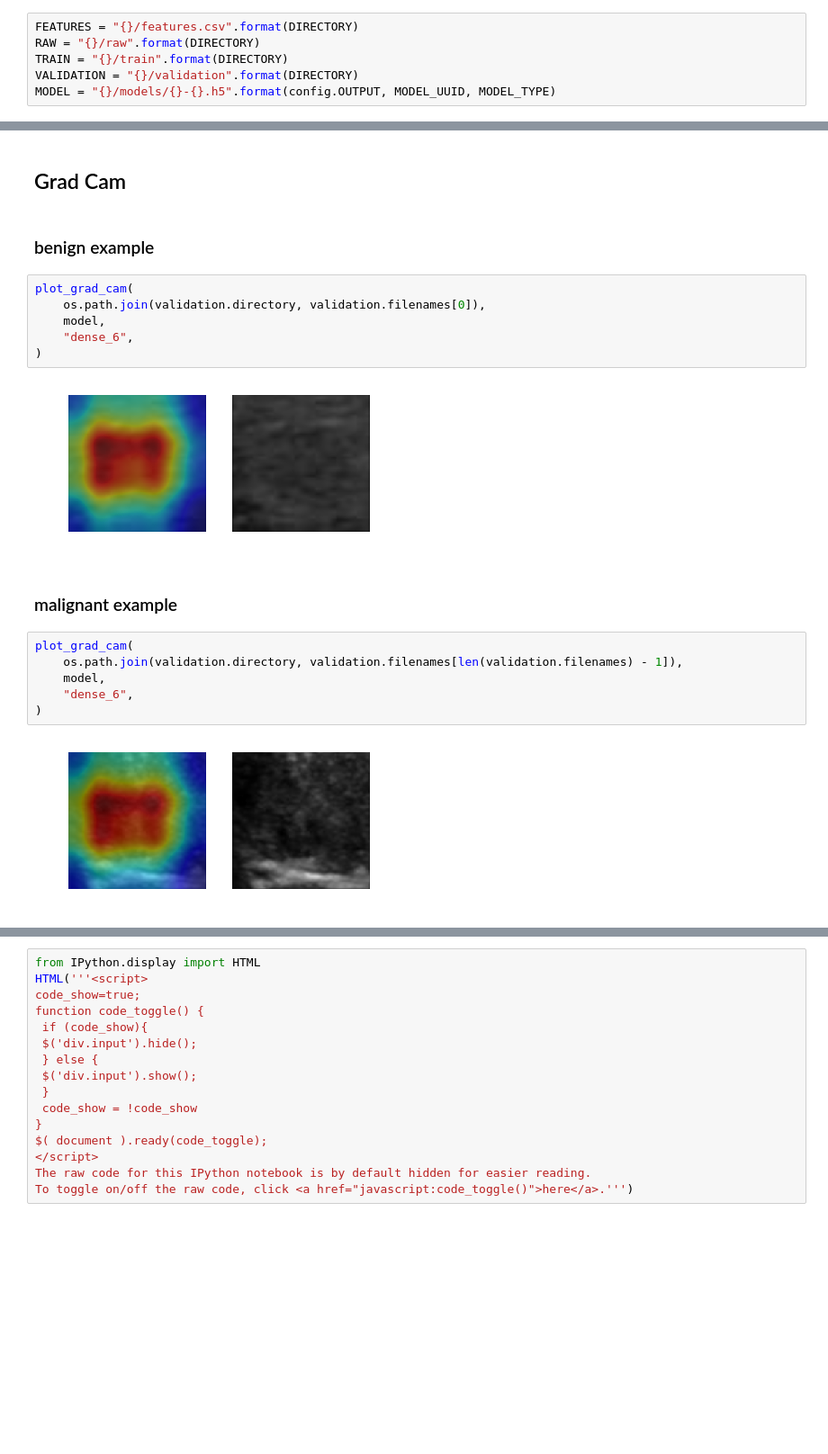
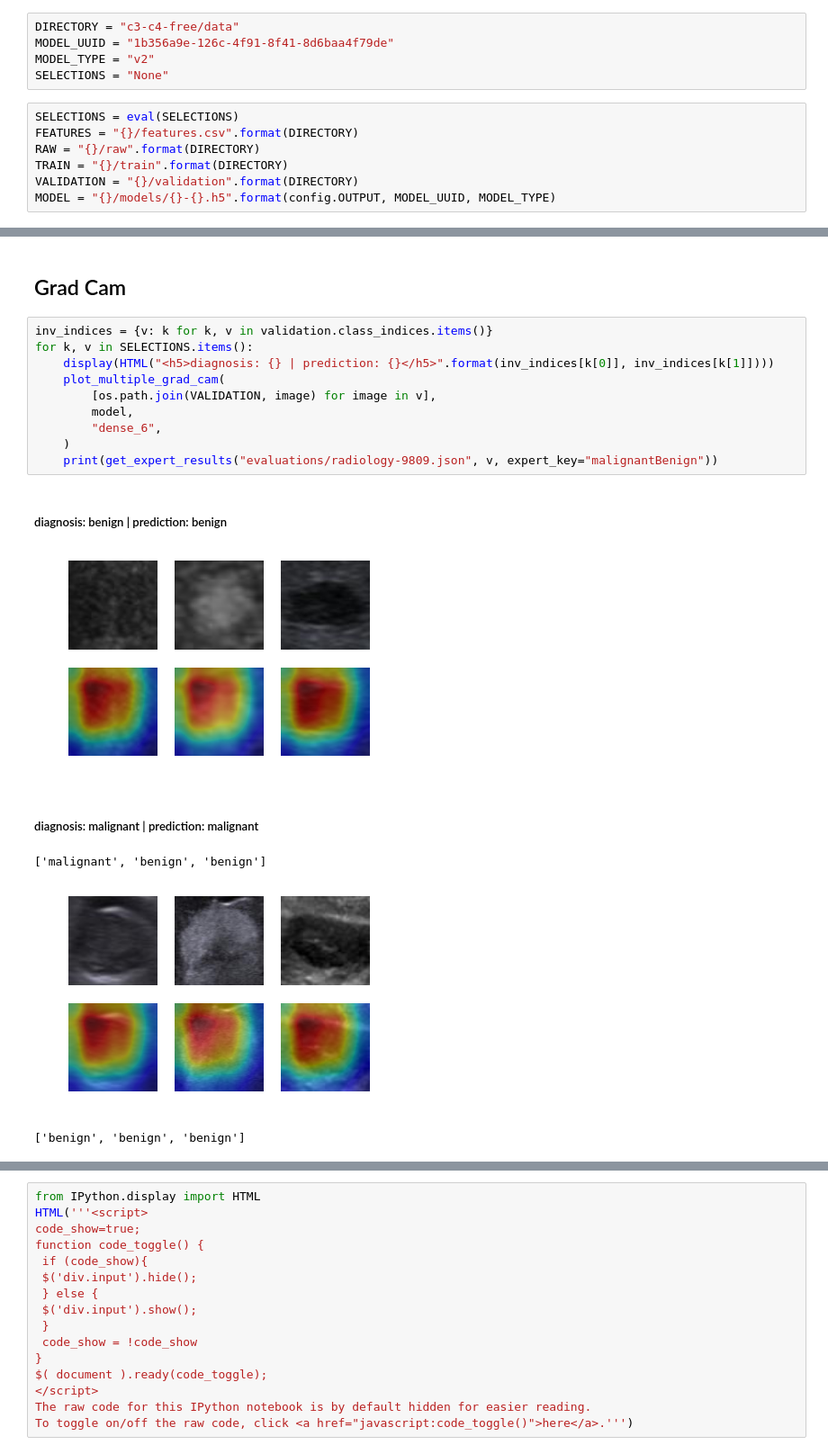
Before and after one commit to intrepidlemon/deep-ultrasound, a Jupyter notebook: evaluate-specific-model.ipynb, the cells around one changed output, grey strips where cells are left out. Shown: that part at 90% size. Cells and saved outputs as stored; diff of their text form; blank space fills up the shorter version.

```diff
--- a/evaluate-specific-model.ipynb
+++ b/evaluate-specific-model.ipynb
@@ -29,4 +25,10 @@ MODEL_TYPE = ""
+# %%
+DIRECTORY = "c3-c4-free/data"
+MODEL_UUID = "1b356a9e-126c-4f91-8f41-8d6baa4f79de"
+MODEL_TYPE = "v2"
+SELECTIONS = "None"
 # %%
+SELECTIONS = eval(SELECTIONS)
 FEATURES = "{}/features.csv".format(DIRECTORY)
 RAW = "{}/raw".format(DIRECTORY)
 TRAIN = "{}/train".format(DIRECTORY)
@@ -163,22 +162,19 @@ plot_roc_curve(labels, results, experts=[{ **expert_1, "name":"expert 1" }, { **
 # %% [markdown]
 ## Grad Cam
-# %% [markdown]
-### benign example
-# %%
-plot_grad_cam(
-    os.path.join(validation.directory, validation.filenames[0]),
-    model,
-    "dense_6",
-)
-# %% [output]
-[figure, removed]
-# %% [markdown]
-### malignant example
-# %%
-plot_grad_cam(
-    os.path.join(validation.directory, validation.filenames[len(validation.filenames) - 1]),
-    model,
-    "dense_6",
-)
-# %% [output]
-[figure, removed]
+# %%
+inv_indices = {v: k for k, v in validation.class_indices.items()}
+for k, v in SELECTIONS.items():
+    display(HTML("<h5>diagnosis: {} | prediction: {}</h5>".format(inv_indices[k[0]], inv_indices[k[1]])))
+    plot_multiple_grad_cam(
+        [os.path.join(VALIDATION, image) for image in v],
+        model,
+        "dense_6",
+    )
+    print(get_expert_results("evaluations/radiology-9809.json", v, expert_key="malignantBenign"))
+# %% [output]
+diagnosis: benign | prediction: benign
+[figure, added]
+diagnosis: malignant | prediction: malignant
+['malignant', 'benign', 'benign']
+[figure, added]
+['benign', 'benign', 'benign']
```
Also changed, not shown: parts of 7 cells of this notebook, 5 other files.
